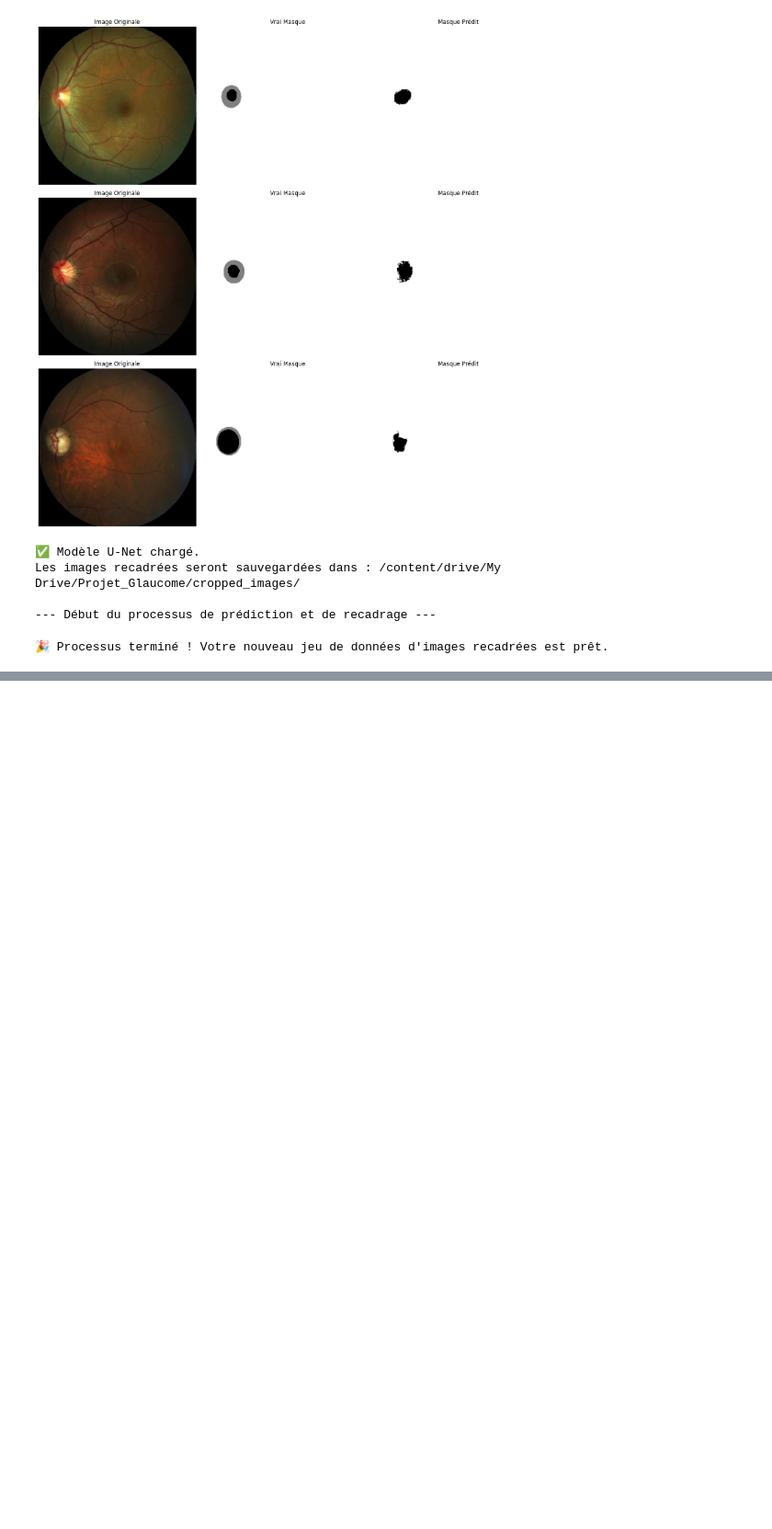
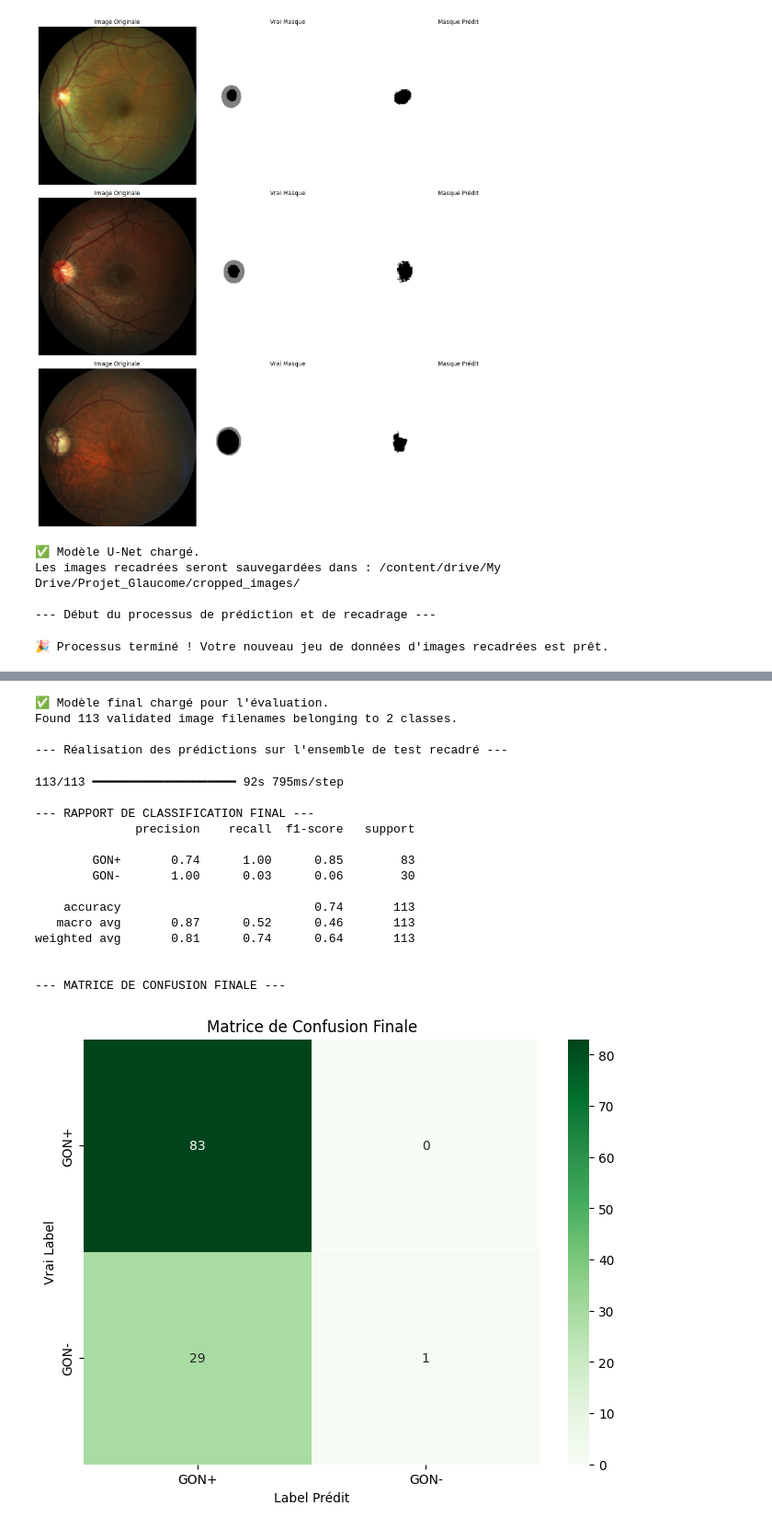
Before and after one commit to AlexKinda1/Projet-InsightBoost, a Jupyter notebook: Détection_du_glaucome.ipynb, the cells around one changed output, grey strips where cells are left out. Shown at 92% size. Drawn from its saved outputs; the diff is of its cells as text; code cells hidden in the pictures; blank space fills up the shorter version.

```diff
--- a/Détection_du_glaucome.ipynb
+++ b/Détection_du_glaucome.ipynb
@@ -1114,0 +1137,76 @@ NameError: name 'train_generator' is not defined
+# %%
+# ==============================================================================
+# PHASE 9 : ÉVALUATION FINALE DU MODÈLE
+# ==============================================================================
+import tensorflow as tf
+import matplotlib.pyplot as plt
+import seaborn as sns
+from sklearn.metrics import classification_report, confusion_matrix
+import numpy as np
+import os
+
+# --- A. Chargement du meilleur modèle final ---
+best_model_final_path = os.path.join(BASE_PATH, 'final_glaucoma_classifier.keras')
+final_model = tf.keras.models.load_model(best_model_final_path)
+print("✅ Modèle final chargé pour l'évaluation.")
+
+# --- B. Création du générateur pour l'ensemble de test recadré ---
+# Le DataFrame 'test_df' contient les noms des images de notre ensemble de test
+# Le chemin pointe vers le dossier des images recadrées
+CROPPED_IMAGE_PATH = os.path.join(BASE_PATH, 'cropped_images/')
+
+test_datagen = ImageDataGenerator(rescale=1./255)
+
+test_generator_final = test_datagen.flow_from_dataframe(
+    dataframe=test_df,
+    directory=CROPPED_IMAGE_PATH,
+    x_col='Image Name',
+    y_col='Label',
+    target_size=(IMG_SIZE, IMG_SIZE),
+    batch_size=1, # On évalue une image à la fois pour ne pas avoir de problème de taille de lot
+    class_mode='binary',
+    shuffle=False # TRÈS IMPORTANT : ne jamais mélanger l'ensemble de test
+)
+
+# --- C. Prédictions sur l'ensemble de test ---
+print("\n--- Réalisation des prédictions sur l'ensemble de test recadré ---")
+predictions_proba = final_model.predict(test_generator_final)
+predictions = (predictions_proba > 0.5).astype(int)
+
+true_labels = test_generator_final.classes
+class_labels = list(test_generator_final.class_indices.keys())
+
+# --- D. Rapport de Classification Final ---
+print("\n--- RAPPORT DE CLASSIFICATION FINAL ---")
+print(classification_report(true_labels, predictions, target_names=class_labels))
+
+# --- E. Matrice de Confusion Finale ---
+print("\n--- MATRICE DE CONFUSION FINALE ---")
+cm = confusion_matrix(true_labels, predictions)
+plt.figure(figsize=(8, 6))
+sns.heatmap(cm, annot=True, fmt='d', cmap='Greens',
+            xticklabels=class_labels, yticklabels=class_labels)
+plt.title('Matrice de Confusion Finale')
+plt.ylabel('Vrai Label')
+plt.xlabel('Label Prédit')
+plt.show()
+# %% [output]
+✅ Modèle final chargé pour l'évaluation.
+Found 113 validated image filenames belonging to 2 classes.
+
+--- Réalisation des prédictions sur l'ensemble de test recadré ---
+113/113 ━━━━━━━━━━━━━━━━━━━━ 92s 795ms/step
+
+--- RAPPORT DE CLASSIFICATION FINAL ---
+              precision    recall  f1-score   support
+
+        GON+       0.74      1.00      0.85        83
+        GON-       1.00      0.03      0.06        30
+
+    accuracy                           0.74       113
+   macro avg       0.87      0.52      0.46       113
+weighted avg       0.81      0.74      0.64       113
+
+
+--- MATRICE DE CONFUSION FINALE ---
+[figure, added]
```
Also changed, not shown: parts of 1 cell of this notebook.
